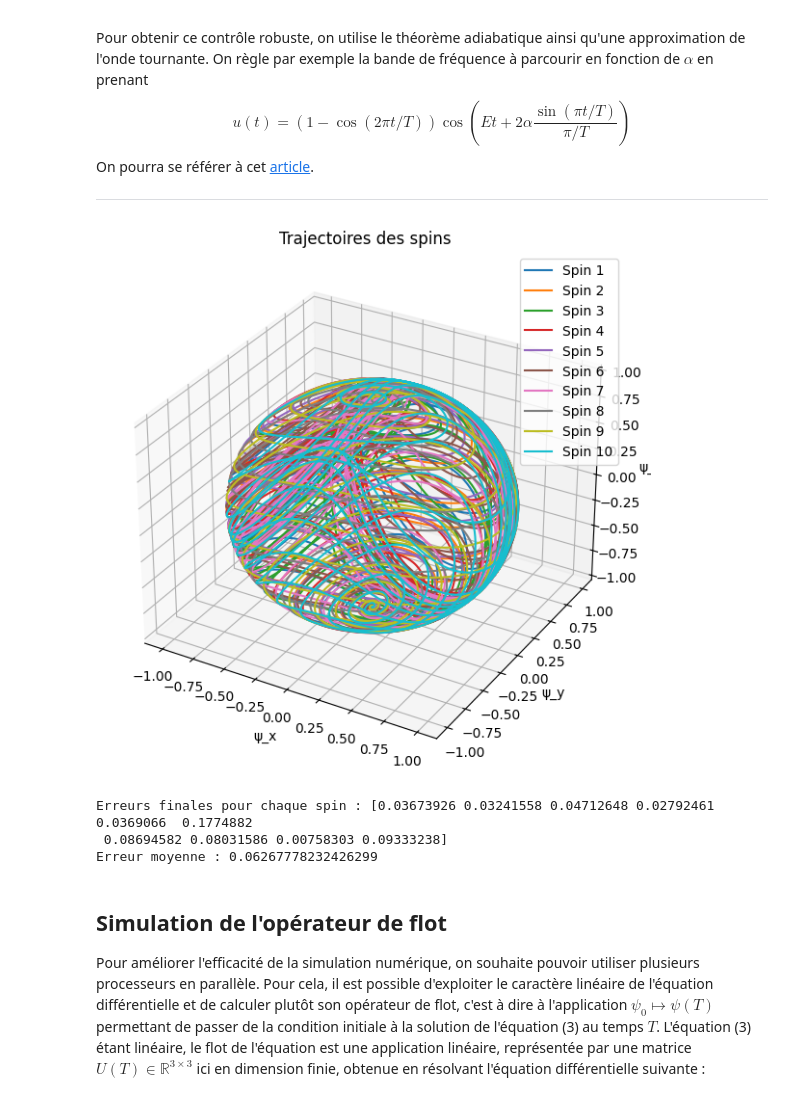
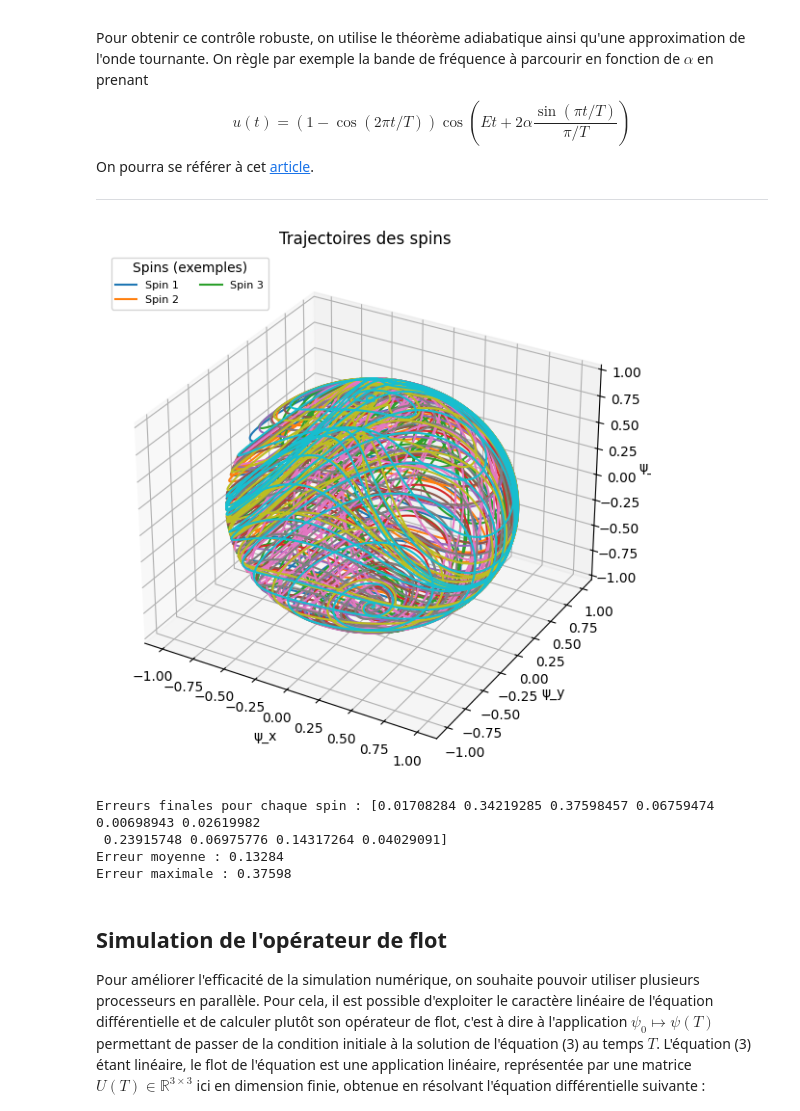
Before and after one commit to HBoiarsky/DM-equadiffs, a Jupyter notebook: Projet-2024.ipynb, the cells around one changed output. Saved outputs shown, nothing was run; the diff lists cells and outputs as text; code cells hidden in the pictures.

Commit message:
finalisation et réponse 4.d

```diff
--- a/Projet-2024.ipynb
+++ b/Projet-2024.ipynb
@@ -226,7 +221,10 @@ qui décrit la dynamique d’un spin dans un champ magnétique. Une propriété
 
 Trois méthodes numériques ont été testées : le schéma d’Euler explicite, le schéma d’Euler implicite, et le schéma d’Euler explicite avec projection. Chacune présente des avantages et des inconvénients en termes de précision, de stabilité et de respect des propriétés géométriques du système.
 # %%
-# Données
+import numpy as np
+import matplotlib.pyplot as plt
+
+# Constantes globales
 T = 50
 E = 2
 delta = 1
@@ -235,12 +233,17 @@ t_0 = 0
 t_f = T
 psi_0 = np.array([0, 0, -1])
 
+# Matrices antisymétriques
 Omega_x = np.array([[0, 0, 0], [0, 0, -1], [0, 1, 0]])
 Omega_z = np.array([[0, -1, 0], [1, 0, 0], [0, 0, 0]])
 
 # Fonction u(t)
 def u(t):
     return (1 - np.cos(2 * np.pi * t / T)) * np.cos(E * t + np.sin(np.pi * t / T) / (np.pi / T))
+
+# Fonction pour calculer A_t
+def compute_A_t(t, E, delta):
+    return E * Omega_z + delta * u(t) * Omega_x
 
 # Schéma d'Euler explicite
 def euler_explicit(psi_0, t_0, t_f, E, delta, dt):
@@ -250,7 +253,7 @@ def euler_explicit(psi_0, t_0, t_f, E, delta, dt):
 
     for i in range(1, len(times)):
         t = times[i - 1]
-        A_t = E * Omega_z + delta * u(t) * Omega_x
+        A_t = compute_A_t(t, E, delta)
         psi[i] = psi[i - 1] + dt * A_t @ psi[i - 1]
     return times, psi
 
@@ -268,5 +271,8 @@ plt.legend()
 plt.title("Évolution de la norme de ψ (Euler explicite)")
 plt.grid()
 plt.show()
+
+# Interprétation
+print("Ce schéma est simple à mettre en œuvre, mais il introduit des erreurs d’accumulation au fil du temps. Ces erreurs peuvent entraîner une dérive de la norme , qui s’éloigne progressivement de 1 et qui converge vers 1,05. Cela se traduit par une trajectoire qui peut sortir de la sphère unité, ce qui est non physique. Bien que rapide à exécuter, cette méthode n’est pas adaptée pour des simulations longues ou lorsque la conservation des propriétés géométriques est cruciale.")
 # %% [output]
 [figure]
@@ -384,58 +411,61 @@ On pourra se référer à cet [article](https://www.sciencedirect.com/science/ar
 ---
 # %%
 # Données
-psi_0=np.array([0,0,-1])
+psi_0 = np.array([0, 0, -1])
 alpha = 0.5
 delta_min = 0.4
 delta_max = 3.5
 p = 10
 dt = 1e-3
+T = 50  # Temps final
 
-def euler_projete_ensemble(psi_0, t_0, t_f, E_values, delta_values, dt):
+# Générer les valeurs de E et delta
+E_values = np.random.uniform(E - alpha, E + alpha, p)
+delta_values = np.random.uniform(delta_min, delta_max, p)
+
+# Simulation d'un ensemble de spins
+def simulate_spin_ensemble(psi_0, t_0, t_f, E_values, delta_values, dt):
     times = np.arange(t_0, t_f, dt)
     psi_all = np.zeros((len(times), p, 3))  # p spins
     psi_all[0, :, :] = np.tile(psi_0, (p, 1))
 
     for i in range(1, len(times)):
         t = times[i - 1]
         for j in range(p):
             E_i = E_values[j]
             delta_i = delta_values[j]
             A_t = E_i * Omega_z + delta_i * u(t) * Omega_x
-            psi_next = psi_all[i - 1, j] + dt * A_t @ psi_all[i -  1, j]
-            psi_all[i, j] = psi_next / np.linalg.norm(psi_next)
-
+            psi_next = psi_all[i - 1, j] + dt * A_t @ psi_all[i - 1, j]
+            psi_all[i, j] = psi_next / np.linalg.norm(psi_next)  # Projection
     return times, psi_all
 
-# Générer les valeurs de E et delta
-E_values = np.random.uniform(E - alpha, E + alpha, p)
-delta_values = np.random.uniform(delta_min, delta_max, p)
-
 # Résolution
-times, psi_ensemble = euler_projete_ensemble(psi_0, 0, 50, E_values, delta_values, dt)
+times, psi_ensemble = simulate_spin_ensemble(psi_0, 0, T, E_values, delta_values, dt)
 
 # Tracé des trajectoires
 fig = plt.figure(figsize=(10, 7))
 ax = fig.add_subplot(111, projection='3d')
 for j in range(p):
-    ax.plot(psi_ensemble[:, j, 0], psi_ensemble[:, j, 1], psi_ensemble[:, j, 2], label=f"Spin {j+1}")
+    ax.plot(psi_ensemble[:, j, 0], psi_ensemble[:, j, 1], psi_ensemble[:, j, 2], label=f"Spin {j+1}" if j < 3 else "")
 ax.set_xlabel("ψ_x")
 ax.set_ylabel("ψ_y")
 ax.set_zlabel("ψ_z")
 ax.set_title("Trajectoires des spins")
-plt.legend()
+plt.legend(loc='upper left', ncol=2, fontsize=8, title="Spins (exemples)")
 plt.show()
 
 # Vérification de la précision
 final_states = psi_ensemble[-1, :, :]
 errors = np.linalg.norm(final_states - np.array([0, 0, 1]), axis=1)
 print(f"Erreurs finales pour chaque spin : {errors}")
-print(f"Erreur moyenne : {np.mean(errors)}")
+print(f"Erreur moyenne : {np.mean(errors):.5f}")
+print(f"Erreur maximale : {np.max(errors):.5f}")
 # %% [output]
-[figure, old version]
+[figure, new version]
-Erreurs finales pour chaque spin : [0.03673926 0.03241558 0.04712648 0.02792461 0.0369066  0.1774882
- 0.08694582 0.08031586 0.00758303 0.09333238]
-Erreur moyenne : 0.06267778232426299
+Erreurs finales pour chaque spin : [0.01708284 0.34219285 0.37598457 0.06759474 0.00698943 0.02619982
+ 0.23915748 0.06975776 0.14317264 0.04029091]
+Erreur moyenne : 0.13284
+Erreur maximale : 0.37598
 # %% [markdown]
 ## Simulation de l'opérateur de flot
 
```
Also changed, not shown: parts of 12 cells of this notebook.
